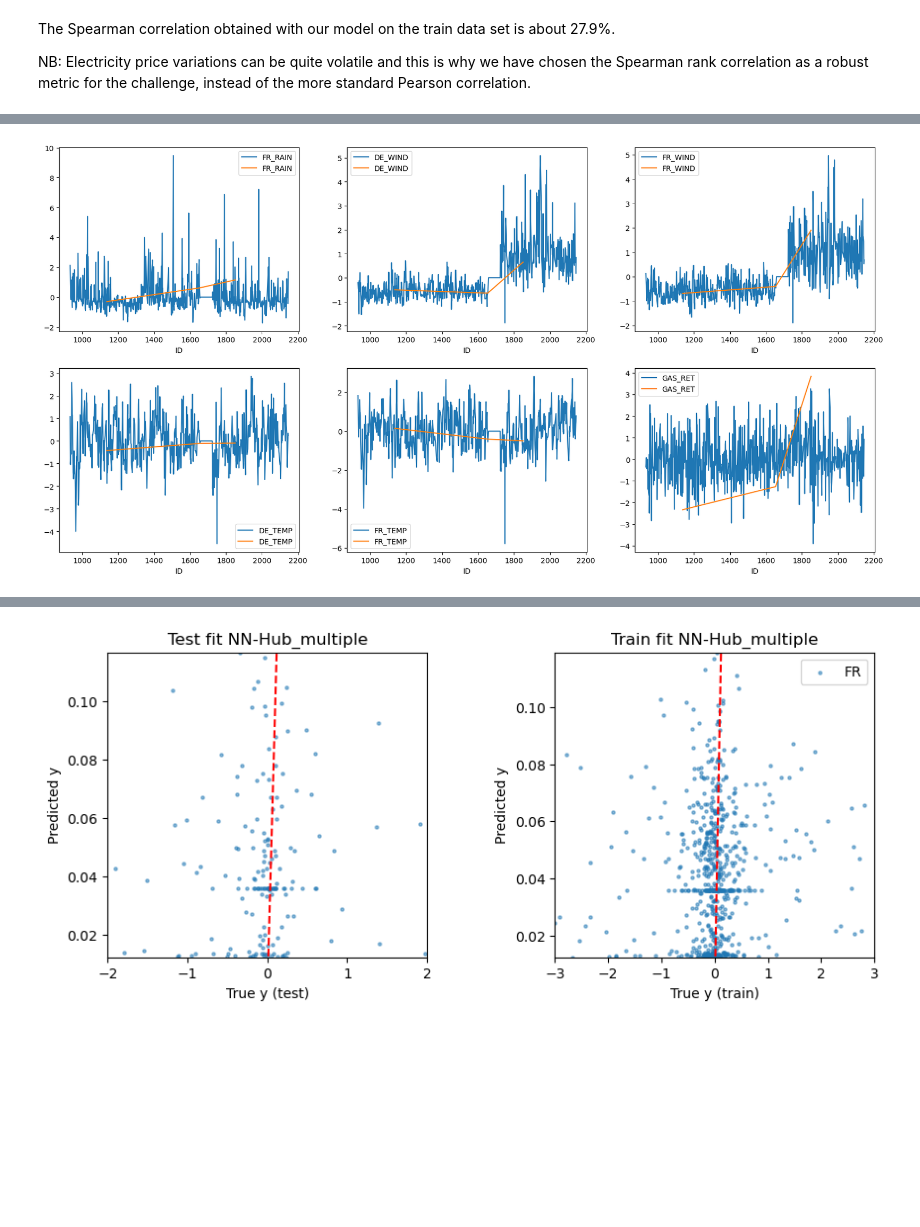
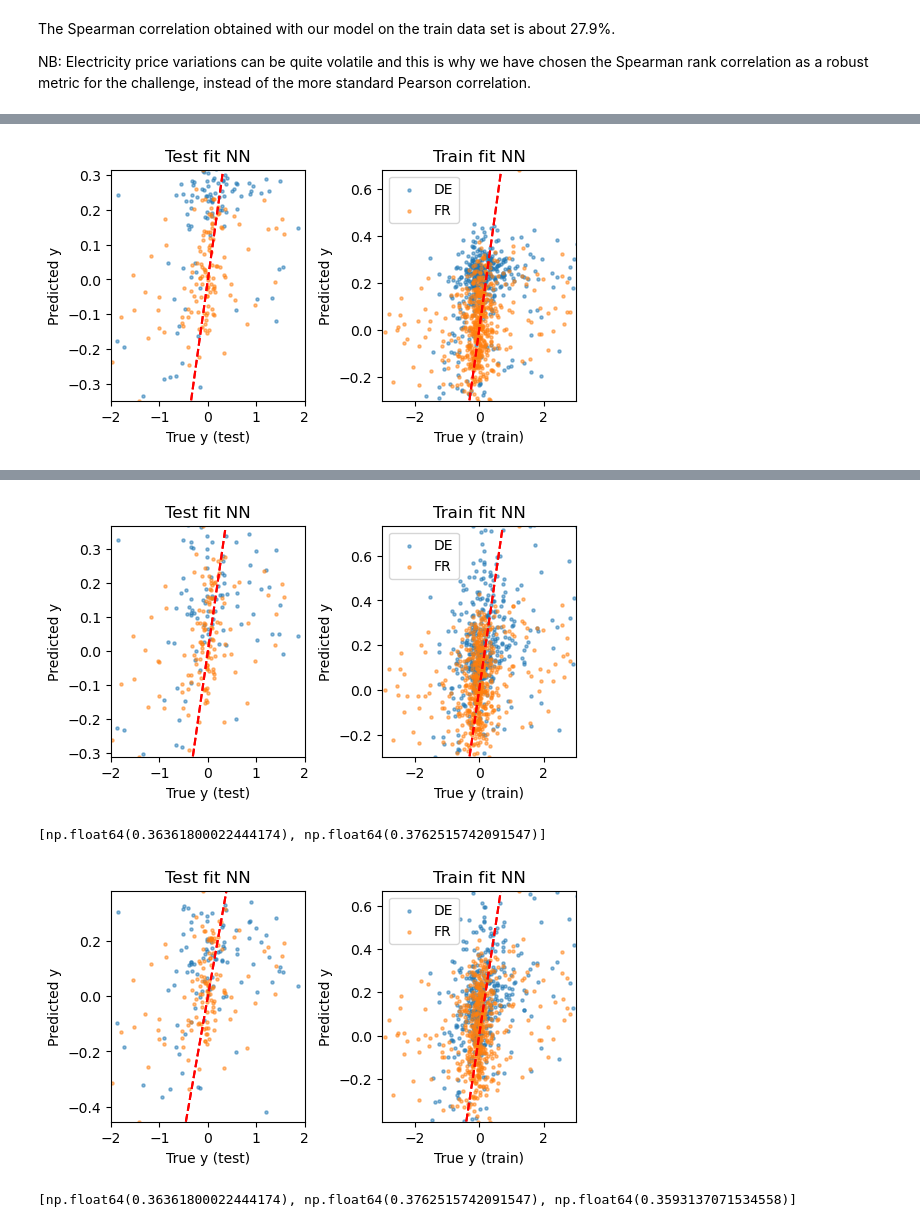
Before and after one commit to giovadg/data-challenges, a Jupyter notebook: QRT_electricity_price/Benchmark_QRT_en.ipynb, the cells around one changed output, grey strips where cells are left out. Drawn from its saved outputs; the diff is of its cells as text; code cells hidden in the pictures; blank space fills up the shorter version.

```diff
--- a/QRT_electricity_price/Benchmark_QRT_en.ipynb
+++ b/QRT_electricity_price/Benchmark_QRT_en.ipynb
@@ -681,16 +599,3 @@ LR 0.17974672454624707
-# %%
-fig, ax = plt.subplots(ncols=3, nrows=2, figsize=(20, 10))
-ax = ax.flatten()
-mask_up = f_tot["TARGET"] > 6
-mask_down = f_tot["TARGET"] < 0.5
-kk = -1
-# Change the slice from [0:10] to [0:6]
-for ii in list(f_tot.drop(columns=["COUNTRY"]).columns)[26:32]:
-    kk = kk + 1
-    f_tot[mask_down].sort_values(by="ID", ascending=True).plot(x="ID", y=ii, ax=ax[kk])
-    f_tot[mask_up].sort_values(by="ID", ascending=True).plot(x="ID", y=ii, ax=ax[kk])
-# %% [output]
-[figure, removed]
 # %%
 import torch
 import torch.nn as nn
@@ -702,12 +607,8 @@ def NN_prep(f_tot, X_test, country, criterion, residual_meth=None):
     mask_tr   = (f_tot["COUNTRY"] == country)
     mask_test = (X_test["COUNTRY"] == country)
 
-    if country == "tot":
-        mask_tr   = ~mask_tr
-        mask_test = ~mask_test
-
-    X_tot                                = features_selection(f_tot[mask_tr].drop(columns=["TARGET"]), feat["tot"])
-    X_test_feat                          = features_selection(X_test[mask_test],feat["tot"])
+    X_tot                                = features_selection(f_tot[mask_tr].drop(columns=["TARGET"]), feat[country])
+    X_test_feat                          = features_selection(X_test[mask_test],feat[country])
 
     if residual_meth is not None:
         y_tot = f_tot[mask_tr]["TARGET"] - f_tot[mask_tr][residual_meth + "train"].fillna(f_tot[residual_meth])
@@ -727,12 +628,10 @@ def NN_prep(f_tot, X_test, country, criterion, residual_meth=None):
     X_test_feat      = pd.DataFrame(scaler.transform(X_test_feat), index=X_test_feat.index, columns=X_test_feat.columns)
 
 
-    x_train = torch.tensor(X_train.values, dtype=torch.float32).view(-1, len(feat["tot"]))
+    x_train = torch.tensor(X_train.values, dtype=torch.float32).view(-1, len(feat[country]))
     y_train = torch.tensor(Y_train.to_numpy(), dtype=torch.float32).view(-1, 1)
-    x_val   = torch.tensor(X_val.values, dtype=torch.float32).view(-1, len(feat["tot"]))
+    x_val   = torch.tensor(X_val.values, dtype=torch.float32).view(-1, len(feat[country]))
     y_val   = torch.tensor(Y_val.to_numpy(), dtype=torch.float32).view(-1, 1)
-    # print("shape of torch tensor is: ")
-    # print(x_train.shape, y_train.shape, x_val.shape, y_val.shape)
 
     # Setup data loaders for batch
     train_dataset = TensorDataset(x_train, y_train)
@@ -909,17 +802,15 @@ def plot_learning(f_tot,method, figsize=(10,4)):
     return
 # %%
 
-NN = True
 
 if NN:
     epochs = 200
-    starting_methods = ["xgboost", "RFboost","LR","svr",None,"lasso","linearboost"]
-    starting_methods = [None]
-    alpha_boost = 0.5
+    starting_methods = NN_bosting_method
+    alpha_boost = 1
     early_stop_treshold = 1000
     old_spear_corr = 0
-    verbose = True
-    ori_methods = ["NN-Hub_multiple"]
+    verbose = False
+    ori_methods = ["NN"]
 
     l1_lambda = 1e-3
     l2_lambda = 0*1e-5
@@ -930,44 +821,39 @@ if NN:
             for ii in range(len(ori_methods)):
                 methods[ii] = initial_pred+ori_methods[ii]
 
-        # for method, criterion in zip(["NN-Hub","NN"], [nn.HuberLoss(), nn.MSELoss()]):
         for method, criterion in zip(methods, [nn.MSELoss()]):
+            metric.spear_corr[method] = []
+            metric.spear_corr_tr[method] = []
             boosting_met    = initial_pred
             criterion_boost = nn.MSELoss()
-            for iter_boost in range(1):
-                # if iter_boost == 1:
-                #     f_tot.drop(columns=[method], inplace=True)
-                #     f_tot.drop(columns=[method+"train"], inplace=True)
-
+            for iter_boost in range(boosting_rounds):
                 for country in countries_train:
 
                     test_loader, test_dataset, train_loader, train_dataset, X_test_feat, X_train, Y_train, X_val, Y_val =  NN_prep(f_tot, X_test, country, criterion_boost, residual_meth=boosting_met)
-                    x_train = torch.tensor(X_train.values, dtype=torch.float32).view(-1, len(feat["tot"]))
+                    x_train = torch.tensor(X_train.values, dtype=torch.float32).view(-1, len(feat[country]))
 
                     model = MLPModel(input_dim=x_train.shape[1])
 
-                    optimizer = torch.optim.Adam(model.parameters(), lr=1e-3, weight_decay = 0.1)
+                    optimizer = torch.optim.Adam(model.parameters(), lr=4e-3, weight_decay = 0)
                     scheduler = ReduceLROnPlateau(optimizer, 'min', factor=0.8, patience=100)
                     model = training_NN(model,test_loader, train_loader, criterion, optimizer,epochs,scheduler, l1_lambda, l2_lambda, early_stop_treshold, verbose)
 
-                    f_tot = pred_NN_learning(model, Y_test_submission_all, f_tot, X_train, Y_train, X_val, Y_val, X_test_feat, method, alpha_boost, boosting_met )
+                    f_tot = pred_NN_learning(country, model, Y_test_submission_all, f_tot, X_train, Y_train, X_val, Y_val, X_test_feat, method, alpha_boost, boosting_met )
 
-                # plot_learning(f_tot,"NN-Hub_multiple",figsize=(6,3))
-                # plt.show()
+                plot_learning(f_tot,method,figsize=(6,3))
+                plt.show()
 
 
                 boosting_met    = method
                 criterion_boost = criterion
 
                 metric.error_metric(f_tot, method, X_val.index, X_train.index)
                 if not(initial_pred==None):
                     diff = f_tot.loc[X_val.index, method] - f_tot.loc[X_val.index, initial_pred]
                     print(method, initial_pred)
                     print(metric.spear_corr[method], metric.spear_corr[initial_pred])
                     print("-----------------------------")
                 else:
                     print(metric.spear_corr[method])
-
-
-plot_learning(f_tot,"NN-Hub_multiple")
 # %% [output]
+[figure, new version]
@@ -991 +861,4 @@ Epoch 196/200, Validation Loss: 0.94955984, Train Loss: 1.08560609
-[figure, old version]
+[figure, added]
+[np.float64(0.36361800022444174), np.float64(0.3762515742091547)]
+[figure, added]
+[np.float64(0.36361800022444174), np.float64(0.3762515742091547), np.float64(0.3593137071534558)]
```
Also changed, not shown: parts of 38 cells of this notebook.
